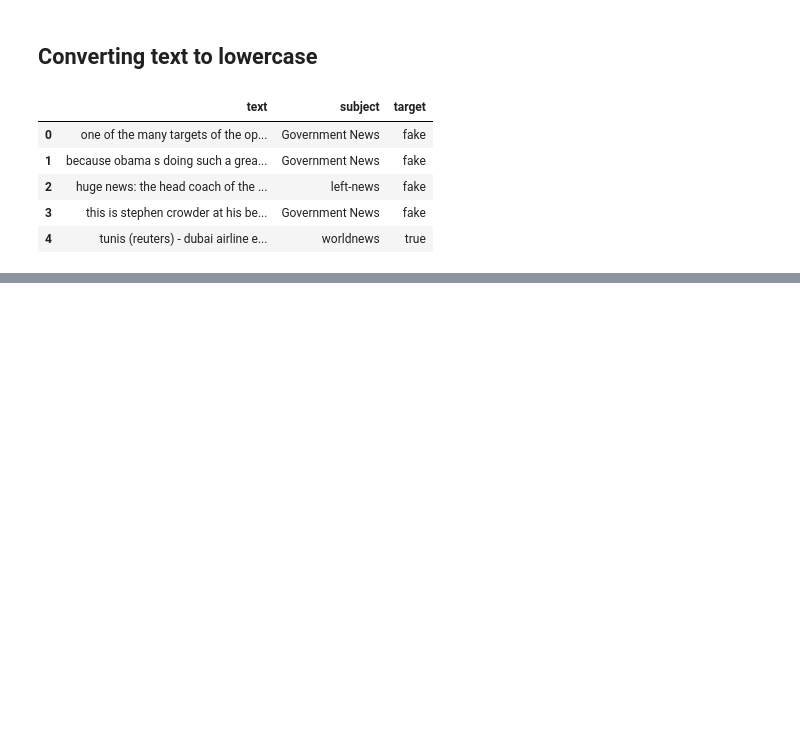
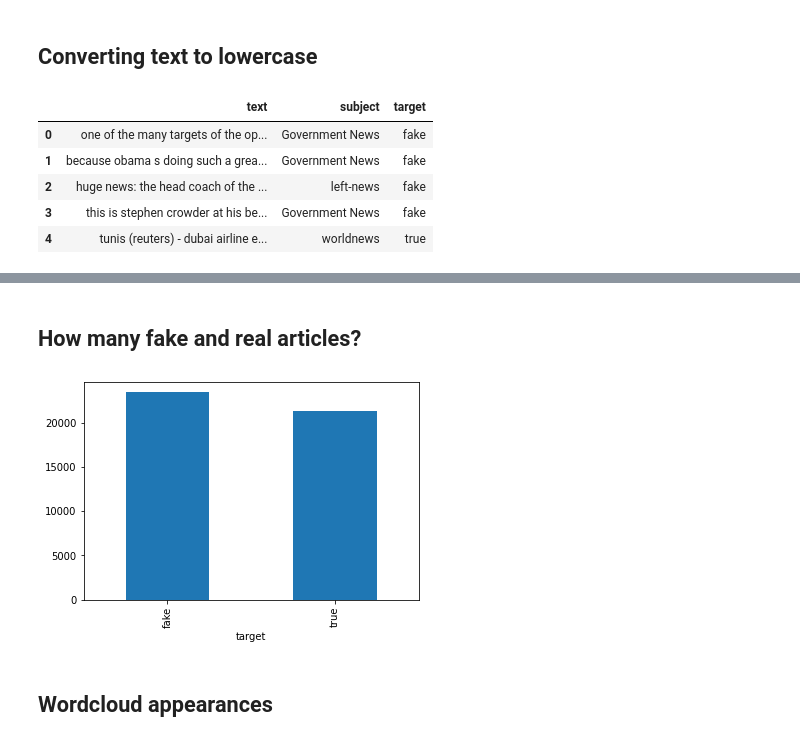
Before and after one commit to mart-anthony-stark/Machine-Learning-and-Deep-Learning, a Jupyter notebook: Fake_News_Detection_NLP.ipynb, the cells around one changed output, grey strips where cells are left out. Saved outputs shown, nothing was run; the diff lists cells and outputs as text; code cells hidden in the pictures; blank space fills up the shorter version.

```diff
--- a/Fake_News_Detection_NLP.ipynb
+++ b/Fake_News_Detection_NLP.ipynb
@@ -159,0 +234,10 @@ df.head()
+# %% [markdown]
+## How many fake and real articles?
+# %%
+fake_real = df.groupby('target')['text'].count()
+fake_real.plot(kind='bar')
+plt.show()
+# %% [output]
+[figure, added]
+# %% [markdown]
+## Wordcloud appearances
```
Also changed, not shown: parts of 22 cells of this notebook.
